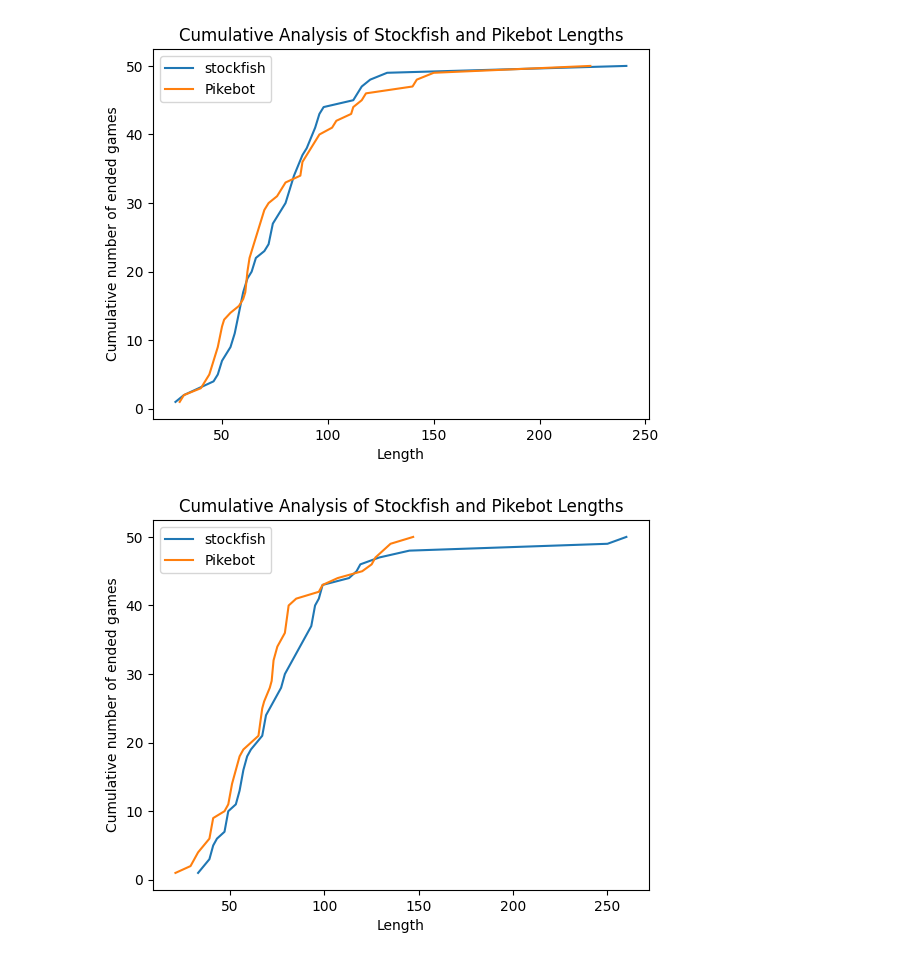
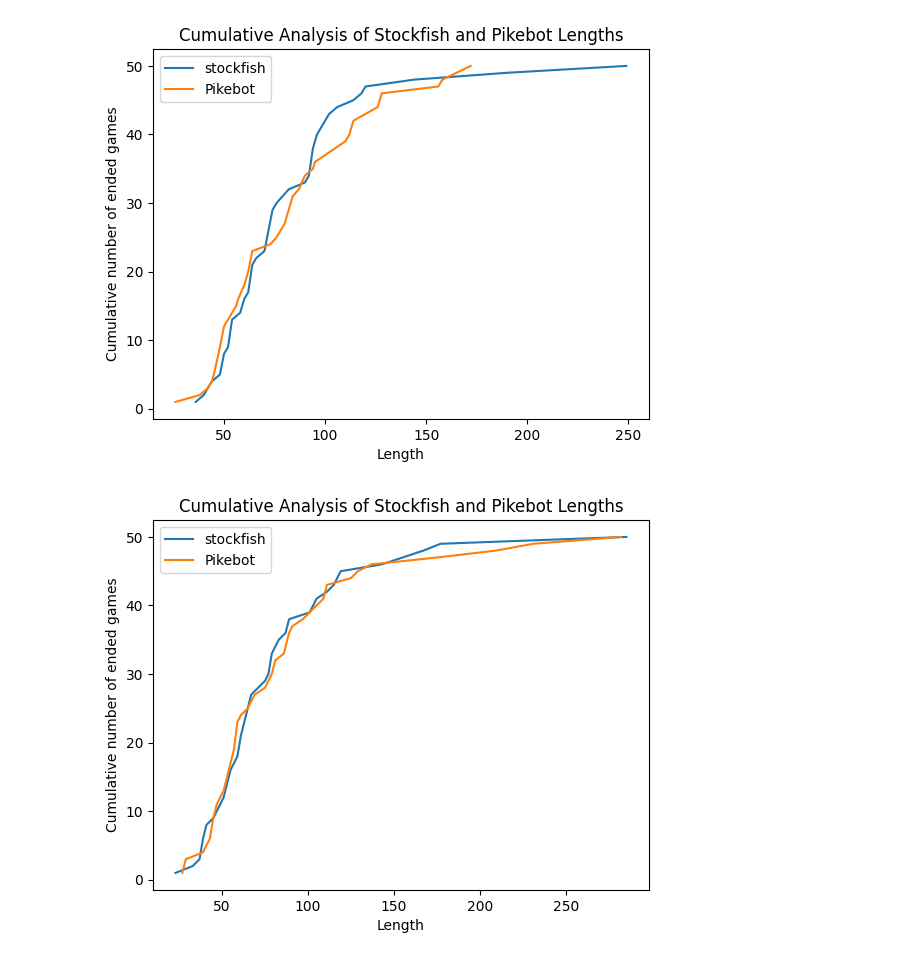
Before and after one commit to MatTheTab/PikeBot, a Jupyter notebook: evaluation/compare_game_lengths.ipynb, the cells around one changed output. Drawn from its saved outputs; the diff is of its cells as text; code cells hidden in the pictures.

Commit message:
heuristic9

```diff
--- a/evaluation/compare_game_lengths.ipynb
+++ b/evaluation/compare_game_lengths.ipynb
@@ -21,16 +21,15 @@ def plot_comparison(stockfish_result_path, engine_result_path):
 
     plt.show()
 # %%
-stockfish_result_path = "results\MaiaChess_OptimalSimpleEngineAgent_silversuite_Fri_Dec_13_16-10-18_2024\statistics\MaiaChess_OptimalSimpleEngineAgent_game_lengths.csv"
-engine_result_path = "results_final/MaiaChess_PikeBotHeuristic8_silversuite_Fri_Dec_13_10-23-03_2024/statistics/MaiaChess_PikeBotHeuristic8_game_lengths.csv"
-
+stockfish_result_path = "results\MaiaChess_OptimalSimpleEngineAgent_silversuite_Sat_Nov_16_12-20-20_2024\statistics\MaiaChess_OptimalSimpleEngineAgent_game_lengths.csv"
+engine_result_path = "results\MaiaChess_PikeBotHeuristic9_silversuite_Fri_Jan__3_00-51-54_2025\statistics\MaiaChess_PikeBotHeuristic9_game_lengths.csv"
 plot_comparison(stockfish_result_path, engine_result_path)
 # %% [output]
-[figure, old version]
+[figure, new version]
 # %%
-stockfish_result_path = "results\MaiaChess_OptimalSimpleEngineAgent_silversuite_Fri_Dec_13_16-10-18_2024\statistics\OptimalSimpleEngineAgent_MaiaChess_game_lengths.csv"
-engine_result_path = "results_final/MaiaChess_PikeBotHeuristic8_silversuite_Fri_Dec_13_10-23-03_2024/statistics/PikeBotHeuristic8_MaiaChess_game_lengths.csv"
+stockfish_result_path = "results\MaiaChess_OptimalSimpleEngineAgent_silversuite_Sat_Nov_16_12-20-20_2024\statistics\OptimalSimpleEngineAgent_MaiaChess_game_lengths.csv"
+engine_result_path = "results\MaiaChess_PikeBotHeuristic9_silversuite_Fri_Jan__3_00-51-54_2025\statistics\PikeBotHeuristic9_MaiaChess_game_lengths.csv"
 
 plot_comparison(stockfish_result_path, engine_result_path)
 # %% [output]
-[figure, old version]
+[figure, new version]
```
Also changed, not shown: 7 other files.
